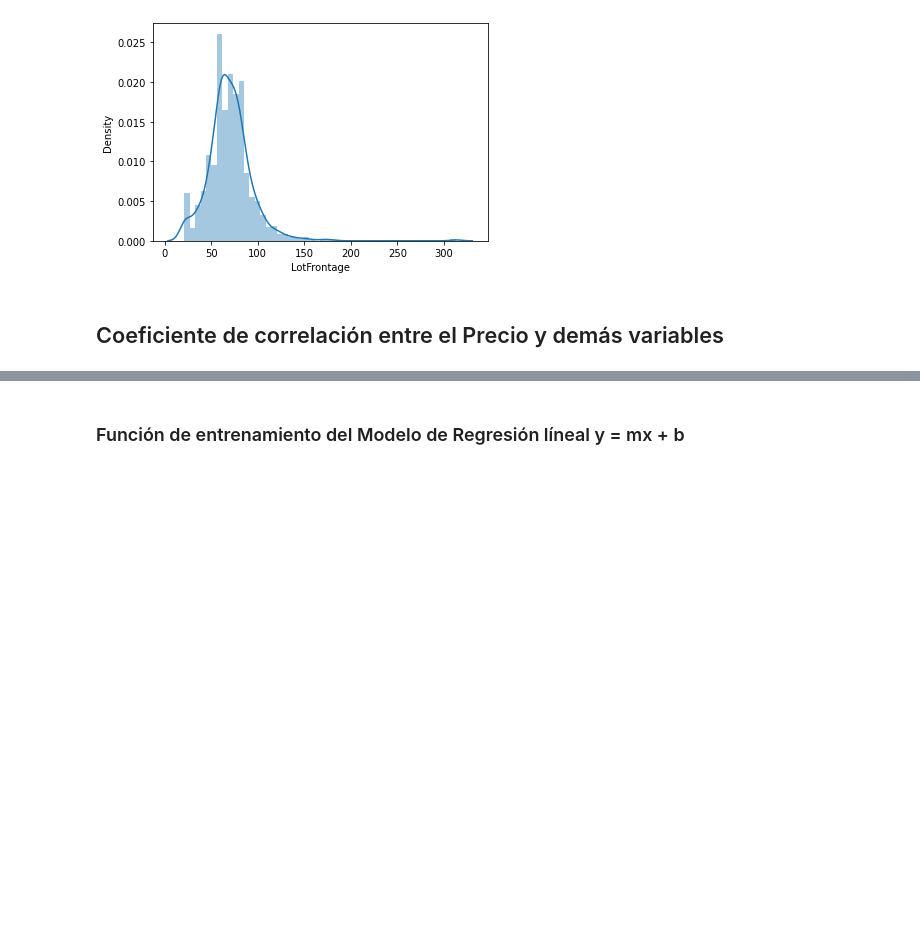
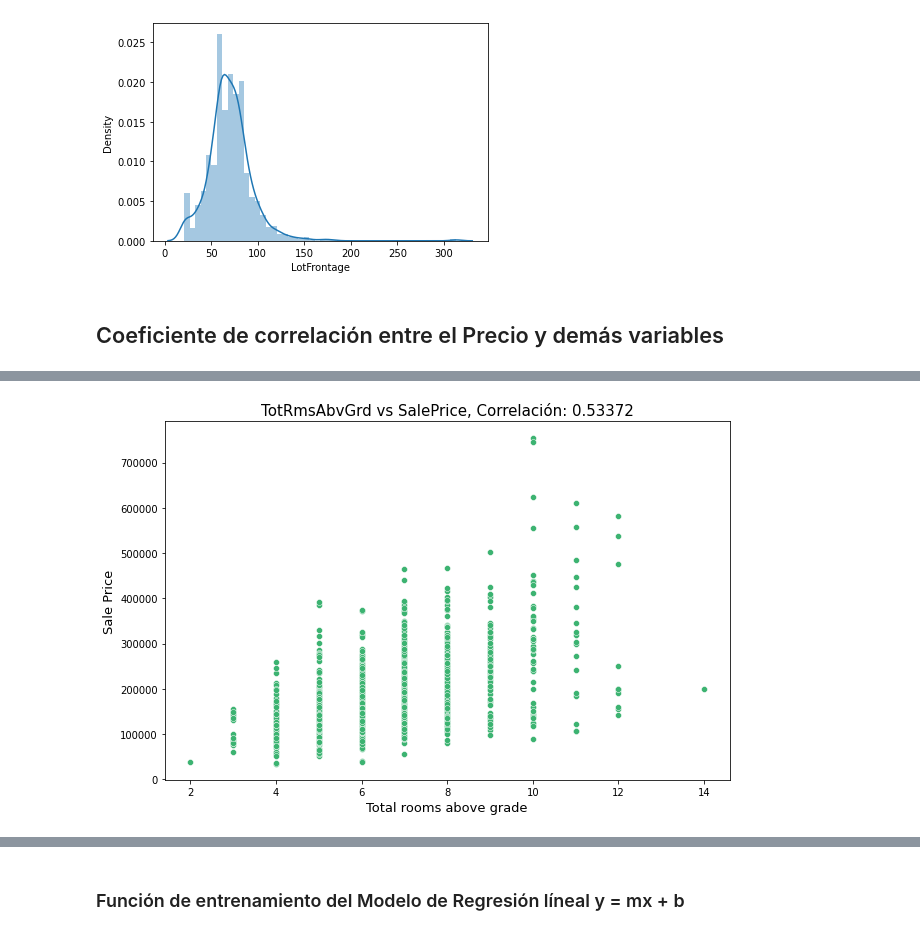
Before and after one commit to leasgithub/DSPython, a Jupyter notebook: ProyectoFinalPredicciónDePreciosDeCasas.ipynb, the cells around one changed output, grey strips where cells are left out. Cells and saved outputs as stored; diff of their text form; code cells hidden in the pictures; blank space fills up the shorter version.

```diff
--- a/ProyectoFinalPredicciónDePreciosDeCasas.ipynb
+++ b/ProyectoFinalPredicciónDePreciosDeCasas.ipynb
@@ -110,0 +97,5 @@ f_spgraph(df['SalePrice'], df['LotFrontage'],'SalePrice vs LotFrontage, Correlac
+# %%
+v_corr_ar = round(df['SalePrice'].corr(df['TotRmsAbvGrd'], method='pearson'),5)
+f_spgraph(df['TotRmsAbvGrd'],df['SalePrice'], 'TotRmsAbvGrd vs SalePrice, Correlación: '+ str(v_corr_ar),'Total rooms above grade', 'Sale Price')
+# %% [output]
+[figure, added]
```
Also changed, not shown: parts of 18 cells of this notebook.
